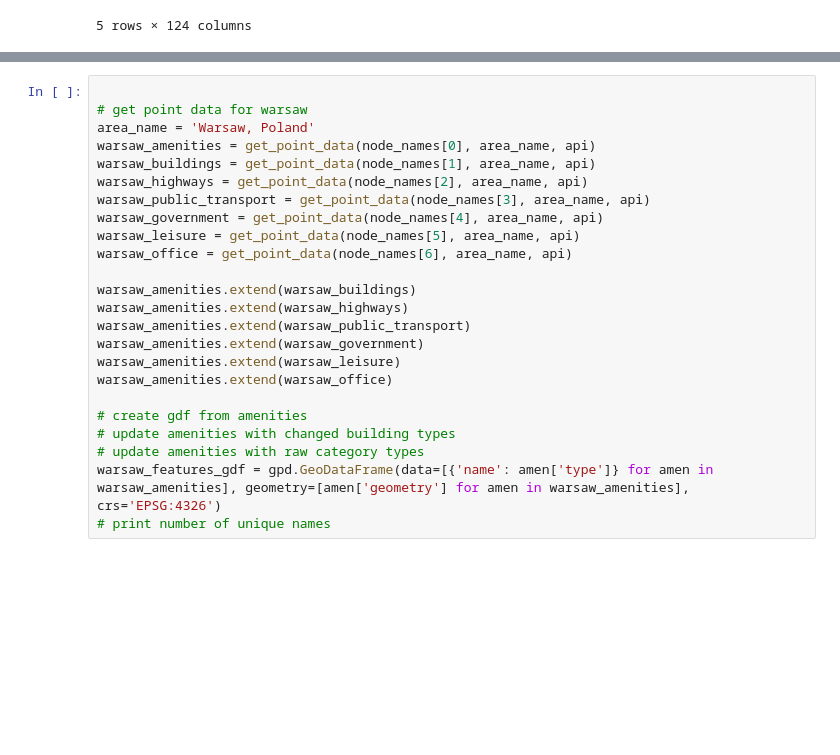
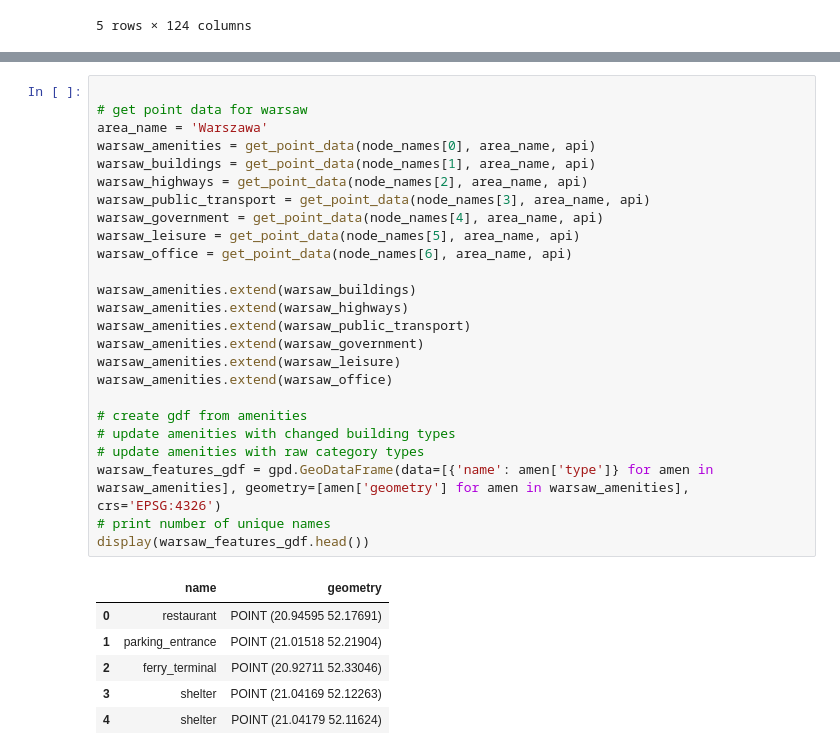
Before and after one commit to radekaadek/my_aed, a Jupyter notebook: predict.ipynb, the cells around one changed output, grey strips where cells are left out. Saved outputs shown, nothing was run; the diff lists cells and outputs as text; blank space fills up the shorter version.

```diff
--- a/predict.ipynb
+++ b/predict.ipynb
@@ -167,27 +175,35 @@ display(hexagon_amenities_df.head())
 # %%
 
 # get point data for warsaw
-area_name = 'Warsaw, Poland'
+area_name = 'Warszawa'
 warsaw_amenities = get_point_data(node_names[0], area_name, api)
 warsaw_buildings = get_point_data(node_names[1], area_name, api)
 warsaw_highways = get_point_data(node_names[2], area_name, api)
 warsaw_public_transport = get_point_data(node_names[3], area_name, api)
 warsaw_government = get_point_data(node_names[4], area_name, api)
 warsaw_leisure = get_point_data(node_names[5], area_name, api)
 warsaw_office = get_point_data(node_names[6], area_name, api)
 
 warsaw_amenities.extend(warsaw_buildings)
 warsaw_amenities.extend(warsaw_highways)
 warsaw_amenities.extend(warsaw_public_transport)
 warsaw_amenities.extend(warsaw_government)
 warsaw_amenities.extend(warsaw_leisure)
 warsaw_amenities.extend(warsaw_office)
 
 # create gdf from amenities
 # update amenities with changed building types
 # update amenities with raw category types
 warsaw_features_gdf = gpd.GeoDataFrame(data=[{'name': amen['type']} for amen in warsaw_amenities], geometry=[amen['geometry'] for amen in warsaw_amenities], crs='EPSG:4326')
 # print number of unique names
+display(warsaw_features_gdf.head())
+# %% [output]
+|  | name | geometry |
+| 0 | restaurant | POINT (20.94595 52.17691) |
+| 1 | parking_entrance | POINT (21.01518 52.21904) |
+| 2 | ferry_terminal | POINT (20.92711 52.33046) |
+| 3 | shelter | POINT (21.04169 52.12263) |
+| 4 | shelter | POINT (21.04179 52.11624) |
 # %%
 
 # create a dict hexagon_amenities = {hexagon_id: {amenity_name: count}}
```
Also changed, not shown: parts of 3 cells of this notebook.
